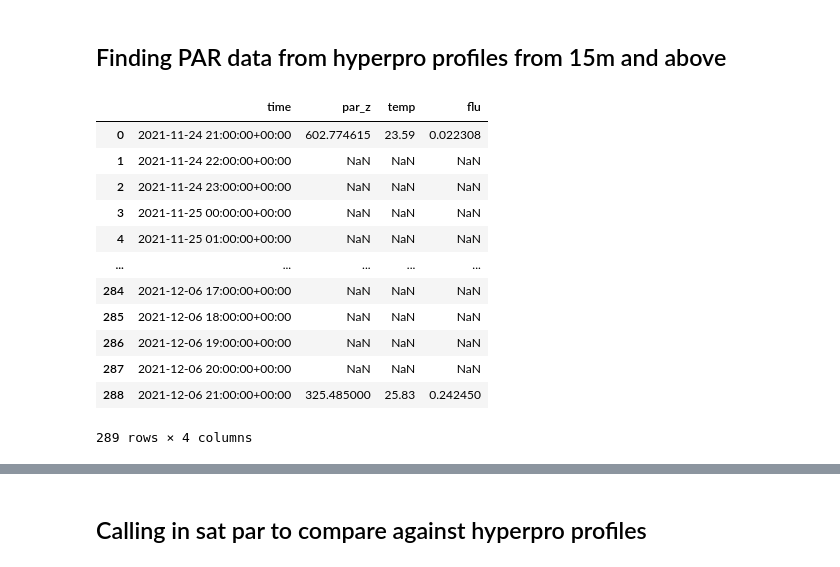
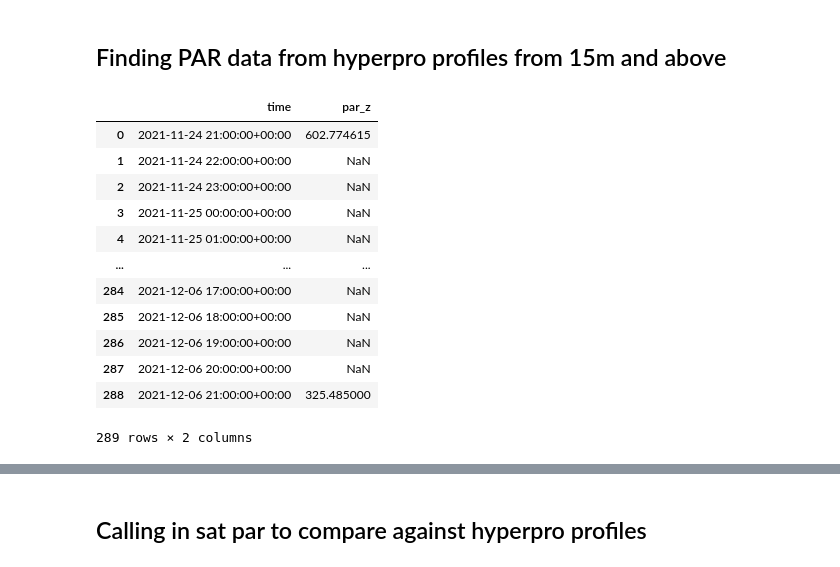
Before and after one commit to kpc02/SACNAS-2023-project, a Jupyter notebook: hyperpro_at_5m.ipynb, the cells around one changed output, grey strips where cells are left out. Drawn from its saved outputs; the diff is of its cells as text; code cells hidden in the pictures.

```diff
--- a/hyperpro_at_5m.ipynb
+++ b/hyperpro_at_5m.ipynb
@@ -13,23 +13,21 @@ import plotly.express as px
 # %%
 df = pd.read_csv('Gradients 4 - TN397 - Hyperpro Profiles.csv', usecols = ['kpar', 'flu', 'light_level', 'par_z', 'sal', 'dens', 'temp', 'time', 'lat', 'lon', 'depth'])
 df['time'] = pd.DatetimeIndex(df.time.values)
 df.dropna()
 target_depth = df[df.depth < 15]
-df1 = target_depth.groupby([pd.Grouper(key = 'time', freq = 'H')]).agg({'par_z': 'mean',
-                                                             'temp': 'mean',
-                                                             'flu': 'mean',}).reset_index()
+df1 = target_depth.groupby([pd.Grouper(key = 'time', freq = 'H')]).agg({'par_z': 'mean'}).reset_index()
 df1
 # %% [output]
-|  | time | par_z | temp | flu |
-| 0 | 2021-11-24 21:00:00+00:00 | 602.774615 | 23.59 | 0.022308 |
-| 1 | 2021-11-24 22:00:00+00:00 | NaN | NaN | NaN |
-| 2 | 2021-11-24 23:00:00+00:00 | NaN | NaN | NaN |
-| 3 | 2021-11-25 00:00:00+00:00 | NaN | NaN | NaN |
-| 4 | 2021-11-25 01:00:00+00:00 | NaN | NaN | NaN |
-| ... | ... | ... | ... | ... |
-| 284 | 2021-12-06 17:00:00+00:00 | NaN | NaN | NaN |
-| 285 | 2021-12-06 18:00:00+00:00 | NaN | NaN | NaN |
-| 286 | 2021-12-06 19:00:00+00:00 | NaN | NaN | NaN |
-| 287 | 2021-12-06 20:00:00+00:00 | NaN | NaN | NaN |
-| 288 | 2021-12-06 21:00:00+00:00 | 325.485000 | 25.83 | 0.242450 |
+|  | time | par_z |
+| 0 | 2021-11-24 21:00:00+00:00 | 602.774615 |
+| 1 | 2021-11-24 22:00:00+00:00 | NaN |
+| 2 | 2021-11-24 23:00:00+00:00 | NaN |
+| 3 | 2021-11-25 00:00:00+00:00 | NaN |
+| 4 | 2021-11-25 01:00:00+00:00 | NaN |
+| ... | ... | ... |
+| 284 | 2021-12-06 17:00:00+00:00 | NaN |
+| 285 | 2021-12-06 18:00:00+00:00 | NaN |
+| 286 | 2021-12-06 19:00:00+00:00 | NaN |
+| 287 | 2021-12-06 20:00:00+00:00 | NaN |
+| 288 | 2021-12-06 21:00:00+00:00 | 325.485000 |
-289 rows × 4 columns
+289 rows × 2 columns
```
Also changed, not shown: parts of 4 cells of this notebook, 1 other file.
